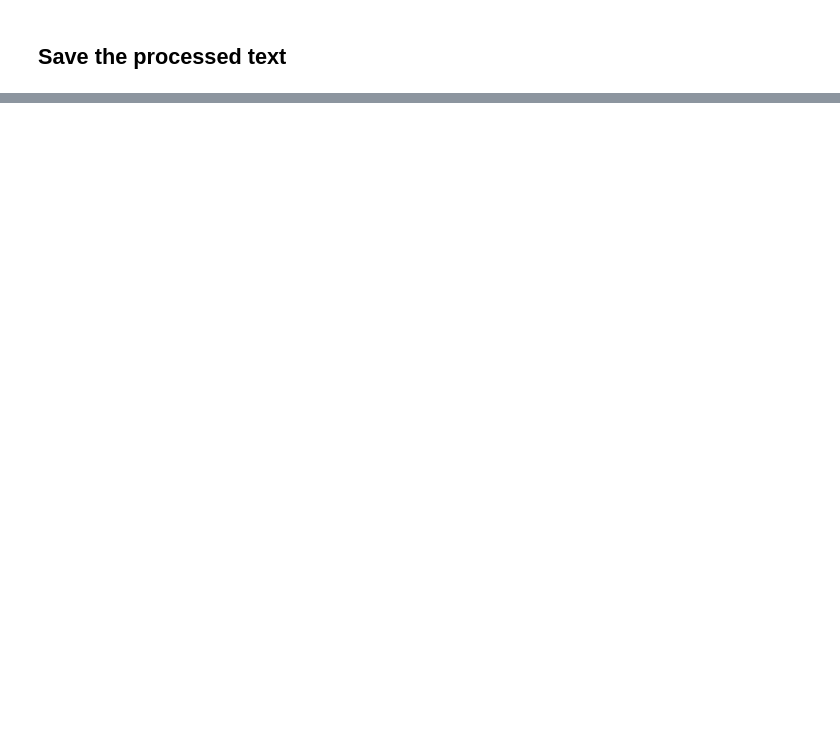
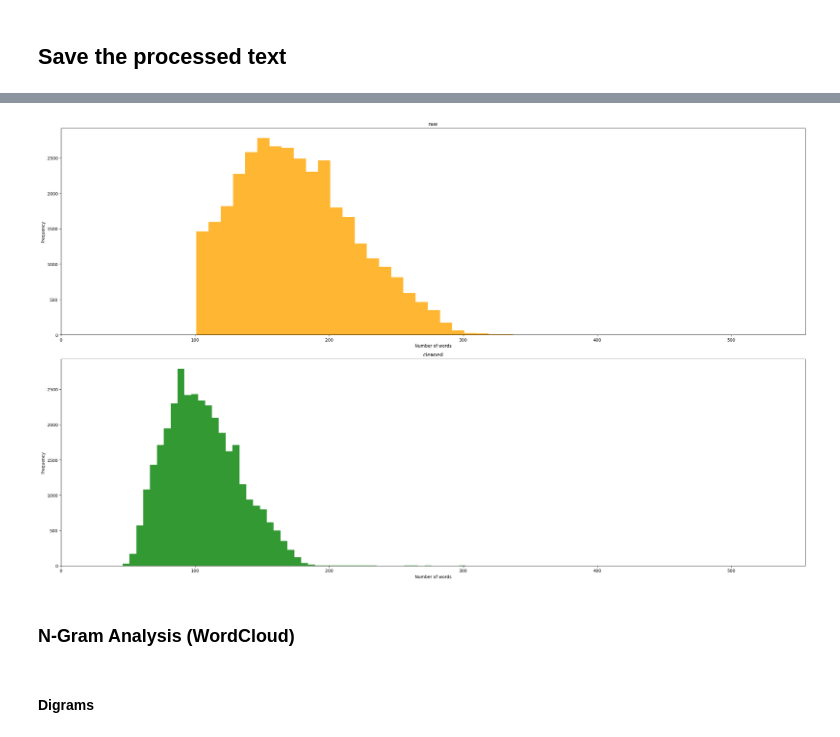
Before and after one commit to MStrzezon/Arxiv-Topic-Trend-Analysis, a Jupyter notebook: src/preprocessing/preprocessing.ipynb, the cells around one changed output, grey strips where cells are left out. Cells and saved outputs as stored; diff of their text form; code cells hidden in the pictures; blank space fills up the shorter version.

```diff
--- a/src/preprocessing/preprocessing.ipynb
+++ b/src/preprocessing/preprocessing.ipynb
@@ -72,0 +426,30 @@ data.to_csv("../../data/arxiv_processed.csv", sep=";", index=False)
+# %%
+data['Summary Length'] = data.apply(lambda row: get_summary_length(row['Summary']), axis=1)
+# %%
+data['Processed Summary Length'] = data.apply(lambda row: len(row['Processed Summary']), axis=1)
+# %%
+fig, axs = plt.subplots(2, 1, figsize=(25, 15), constrained_layout=True)
+
+# Raw summaries
+axs[0].hist(data['Summary Length'], bins=50, color='orange', alpha=0.8)
+axs[0].set_title('raw')
+axs[0].set_xlabel('Number of words')
+axs[0].set_ylabel('Frequency')
+
+# Cleaned summaries
+axs[1].hist(data['Processed Summary Length'], bins=50, color='green', alpha=0.8)
+axs[1].set_title('cleaned')
+axs[1].set_xlabel('Number of words')
+axs[1].set_ylabel('Frequency')
+
+max_x = max(data['Summary Length'].max(), data['Processed Summary Length'].max())
+axs[0].set_xlim(0, max_x)
+axs[1].set_xlim(0, max_x)
+
+plt.show()
+# %% [output]
+[figure, added]
+# %% [markdown]
+### N-Gram Analysis (WordCloud)
+# %% [markdown]
+#### Digrams
```
Also changed, not shown: parts of 73 cells of this notebook, 2 other files.
